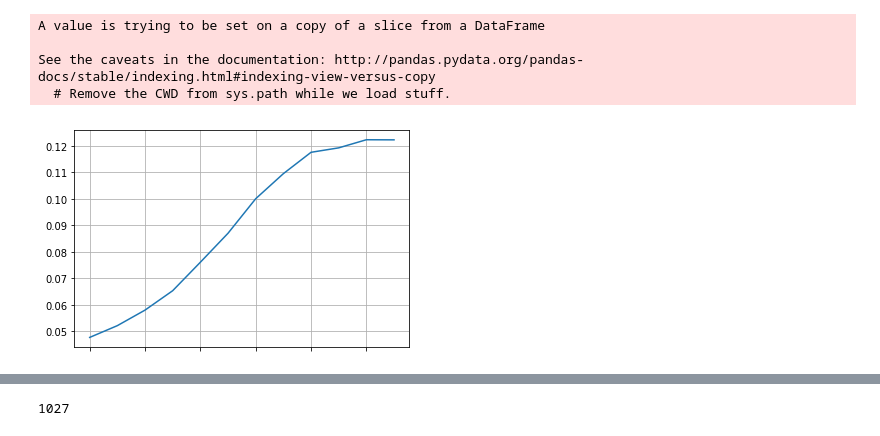
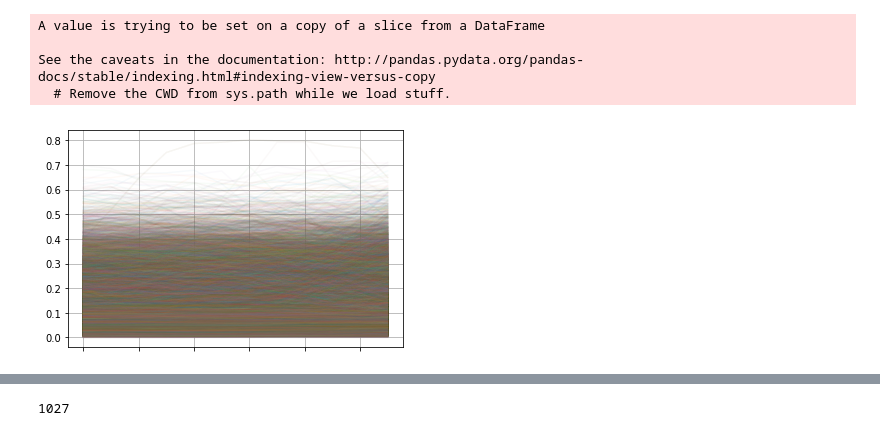
Before and after one commit to frolovconst/TC_w_ML, a Jupyter notebook: incidents_touch/inc_desc_ansis.ipynb, the cells around one changed output, grey strips where cells are left out. Cells and saved outputs as stored; diff of their text form; code cells hidden in the pictures.

```diff
--- a/incidents_touch/inc_desc_ansis.ipynb
+++ b/incidents_touch/inc_desc_ansis.ipynb
@@ -209,17 +210,20 @@ col_order = ['IncidentID', 'Timestamp', 'Latitude', 'Longitude', 'Freeway',
 accdnt_windows = accdnt_windows[col_order]
 # %%
 accdnt_windows.to_csv('../data/PeMS/Incidents/work_folder/year_accdnt_wndw.csv', index=False)
+# %%
+accdnt_windows = pd.read_csv('../data/PeMS/Incidents/work_folder/year_accdnt_wndw.csv')
 # %%
 def plot_window(data, chrct = 'Total Flow'):
 
-    cols = [col for col in data.index if chrct in col]
-    data[cols].plot()
+    cols = [col for col in data.columns if chrct in col]
+#     cols = [col for col in data.index if chrct in col]
+    data[cols].T.plot(legend=False, alpha=0.03)
     plt.grid()
     plt.show()
 # %%
-plot_window(accdnt_windows.iloc[66], 'Occupancy')
+plot_window(accdnt_windows.iloc[:], 'Occupancy')
 # %% [output]
-[figure, old version]
+[figure, new version]
 # %%
 st = pd.read_csv('../data/PeMS/Incidents/work_folder/Months/Apr/stations/d07_text_meta_2017_04_29.csv')
 # %%
```
Also changed, not shown: parts of 14 cells of this notebook.
